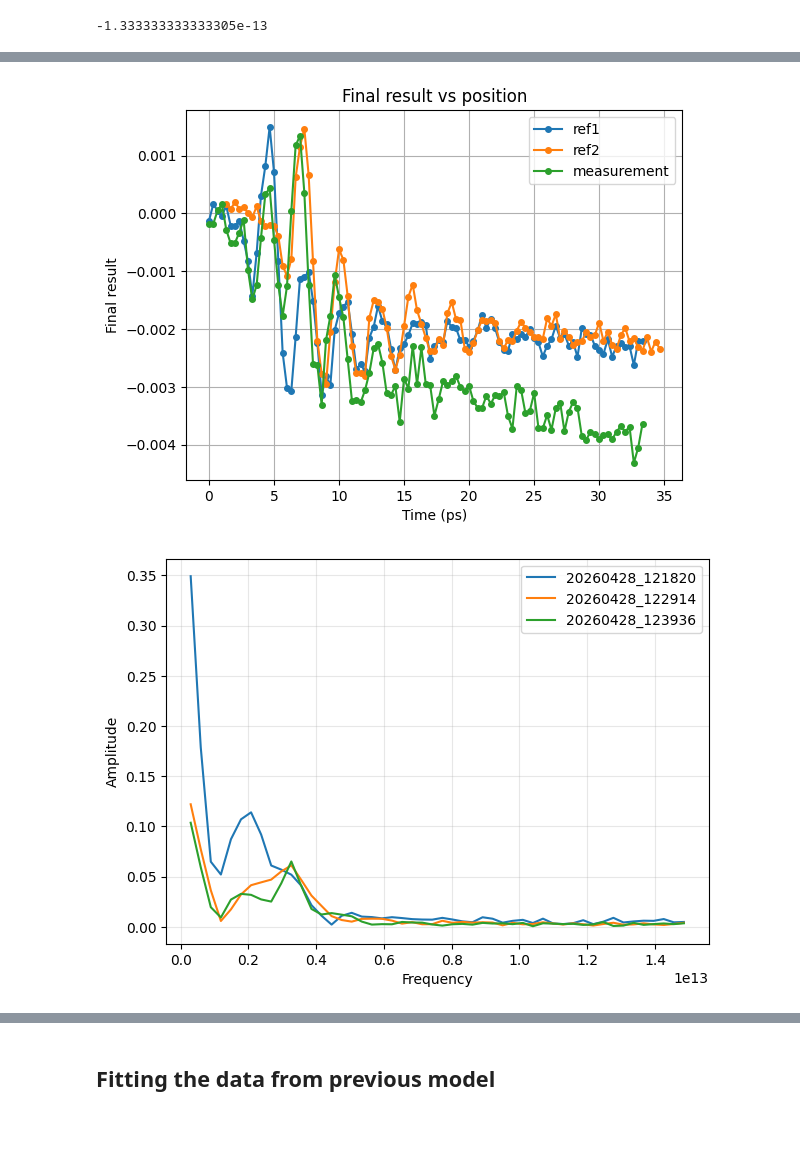
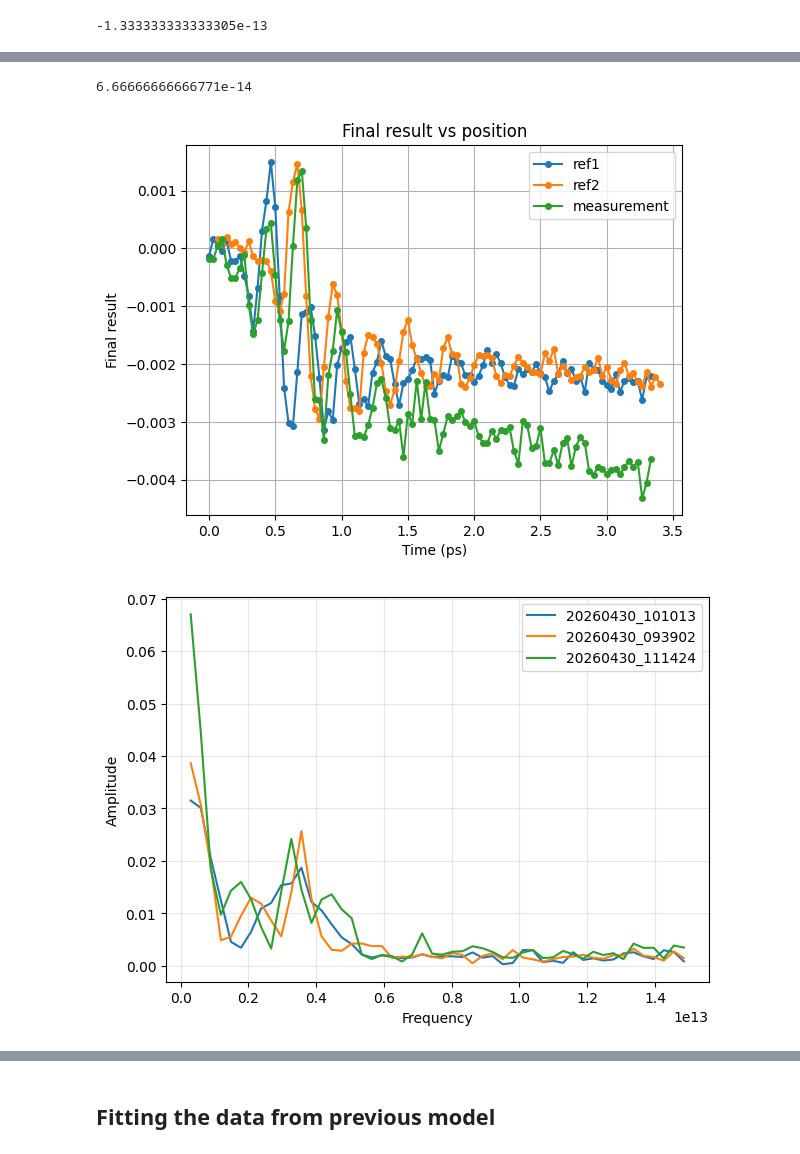
Before and after one commit to VictorC-dot/GeTe_Spectro_Simulation, a Jupyter notebook: Model_2D_Spectro.ipynb, the cells around one changed output, grey strips where cells are left out. Drawn from its saved outputs; the diff is of its cells as text; code cells hidden in the pictures; blank space fills up the shorter version.

```diff
--- a/Model_2D_Spectro.ipynb
+++ b/Model_2D_Spectro.ipynb
@@ -1204,10 +1206,10 @@ print(ref_t_shift)
 -1.333333333333305e-13
 # %%
 # Select which data to use
-df = dfs["20260428_123936"]
+df = dfs[ref2]
 
 # Use one position column (assuming all scans share the same positions)
-t = df["time"]*10**12
+t = df["time"]*1e12
 
 # Global result and its standard deviation
 y = df["s_final_result"]
@@ -1275,7 +1277,7 @@ for i in range(len(keys)):
     yerr = yerr_list[i]
 
     # Plot the main curve (line + markers)
-    plt.plot(t*10e12, y, 'o-', markersize=4, label="Final result")
+    plt.plot(t*1e12, y, 'o-', markersize=4, label="Final result")
 
     # Plot shaded error region (y ± std)
     #plt.fill_between(
@@ -1330,38 +1332,40 @@ plt.figure()
 for i in range(len(keys)):
 
     #Retrieve data
-    t=t_list[i] # + time_shift[i]
+    t=t_list[i].copy() # + time_shift[i]
     y=y_list[i]
     yerr = yerr_list[i]
 
     if i==1: #only for ref2
         t += (ref_t_shift-time_shifts[measurement])
+        print(ref_t_shift-time_shifts[measurement])
 
     # Plot the main curve (line + markers)
-    plt.plot(t*10e12, y, 'o-', markersize=4, label=labels[i])
+    plt.plot(t*1e12, y, 'o-', markersize=4, label=labels[i])
 
     # Plot shaded error region (y ± std)
     #plt.fill_between(
     #t,
     #y - yerr,
     #y + yerr,
     #alpha=0.3,   # transparency
     #label="Std deviation"
     #)
 
 # Labels and title
 plt.xlabel("Time (ps)")
 plt.ylabel("Final result")
 plt.title("Final result vs position")
 
 # Legend and grid
 plt.legend()
 plt.grid()
 
 # Show plot
 plt.show()
 # %% [output]
+6.66666666666771e-14
-[figure, old version]
+[figure, new version]
 # %%
 ### FFT of data (extracting oscillations frequency)
 
@@ -1391,4 +1395,4 @@ ax.legend()
 ax.grid(alpha=0.3)
 plt.show()
 # %% [output]
-[figure, old version]
+[figure, new version]
```
Also changed, not shown: parts of 13 cells of this notebook.
